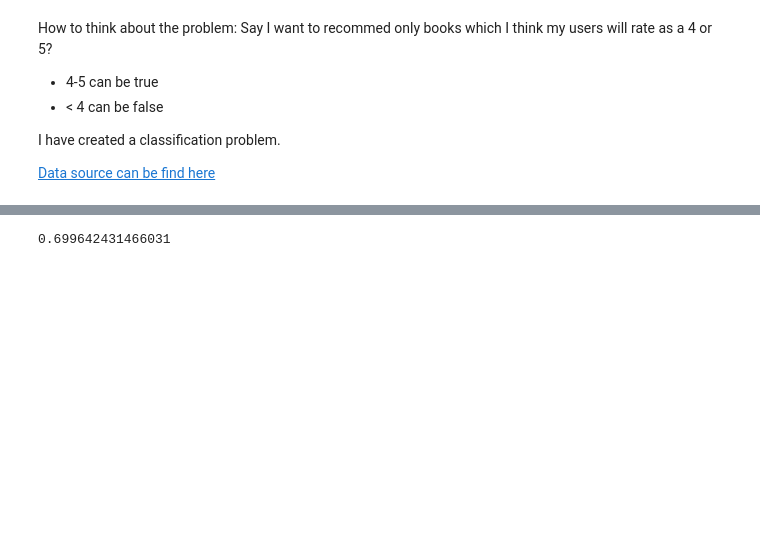
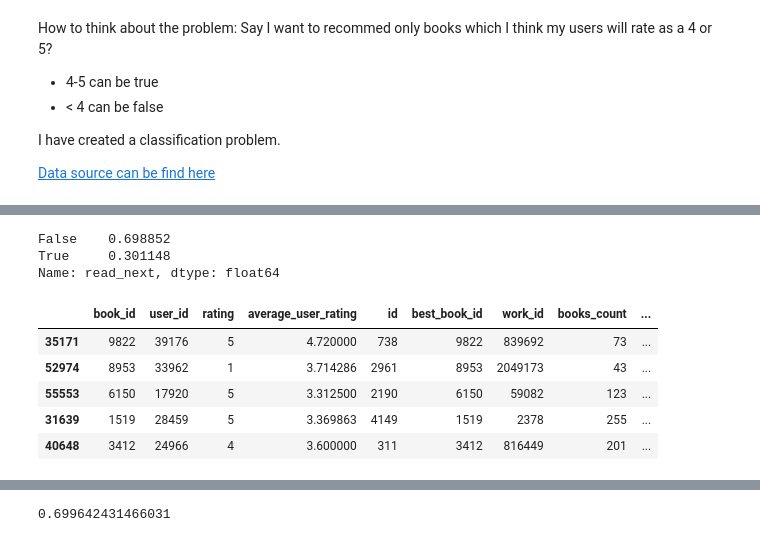
Before and after one commit to charlie-may86/Book-Model, a Jupyter notebook: book_model.ipynb, the cells around one changed output, grey strips where cells are left out. Cells and saved outputs as stored; diff of their text form; code cells hidden in the pictures; blank space fills up the shorter version.

```diff
--- a/book_model.ipynb
+++ b/book_model.ipynb
@@ -146,5 +88,13 @@ df_merged.shape
+# %%
+#split into a two dfs
+#train_val will be split again for training and validation
+#test will be held out for testing
+
+from sklearn.model_selection import train_test_split
+
+train_val, test = train_test_split(df_merged, train_size=0.85, test_size=0.15,
+                              stratify=df_merged['average_rating'], random_state=42)
 # %%
-from sklearn.model_selection import train_test_split
-
-train, val = train_test_split(df_merged, train_size=0.85, test_size=0.15,
-                              stratify=df_merged['read_next'], random_state=42)
+#split train_val into a train and test set
+train, val = train_test_split(train_val, train_size=0.85, test_size=0.15,
+                              stratify=train_val['average_rating'], random_state=42)
@@ -151,3 +127,18 @@ train, val = train_test_split(df_merged, train_size=0.85, test_size=0.15,
+# %%
+train_wrangled['read_next'].value_counts(normalize=True)
+# %% [output]
+False    0.698852
+True     0.301148
+Name: read_next, dtype: float64
+# %%
+train_wrangled.head()
+# %% [output]
+|  | book_id | user_id | rating | average_user_rating | id | best_book_id | work_id | books_count | ... |
+| 35171 | 9822 | 39176 | 5 | 4.720000 | 738 | 9822 | 839692 | 73 | ... |
+| 52974 | 8953 | 33962 | 1 | 3.714286 | 2961 | 8953 | 2049173 | 43 | ... |
+| 55553 | 6150 | 17920 | 5 | 3.312500 | 2190 | 6150 | 59082 | 123 | ... |
+| 31639 | 1519 | 28459 | 5 | 3.369863 | 4149 | 1519 | 2378 | 255 | ... |
+| 40648 | 3412 | 24966 | 4 | 3.600000 | 311 | 3412 | 816449 | 201 | ... |
 # %%
 # The fv_time_total_production column is the target
 target = 'read_next'
```
Also changed, not shown: parts of 40 cells of this notebook.
